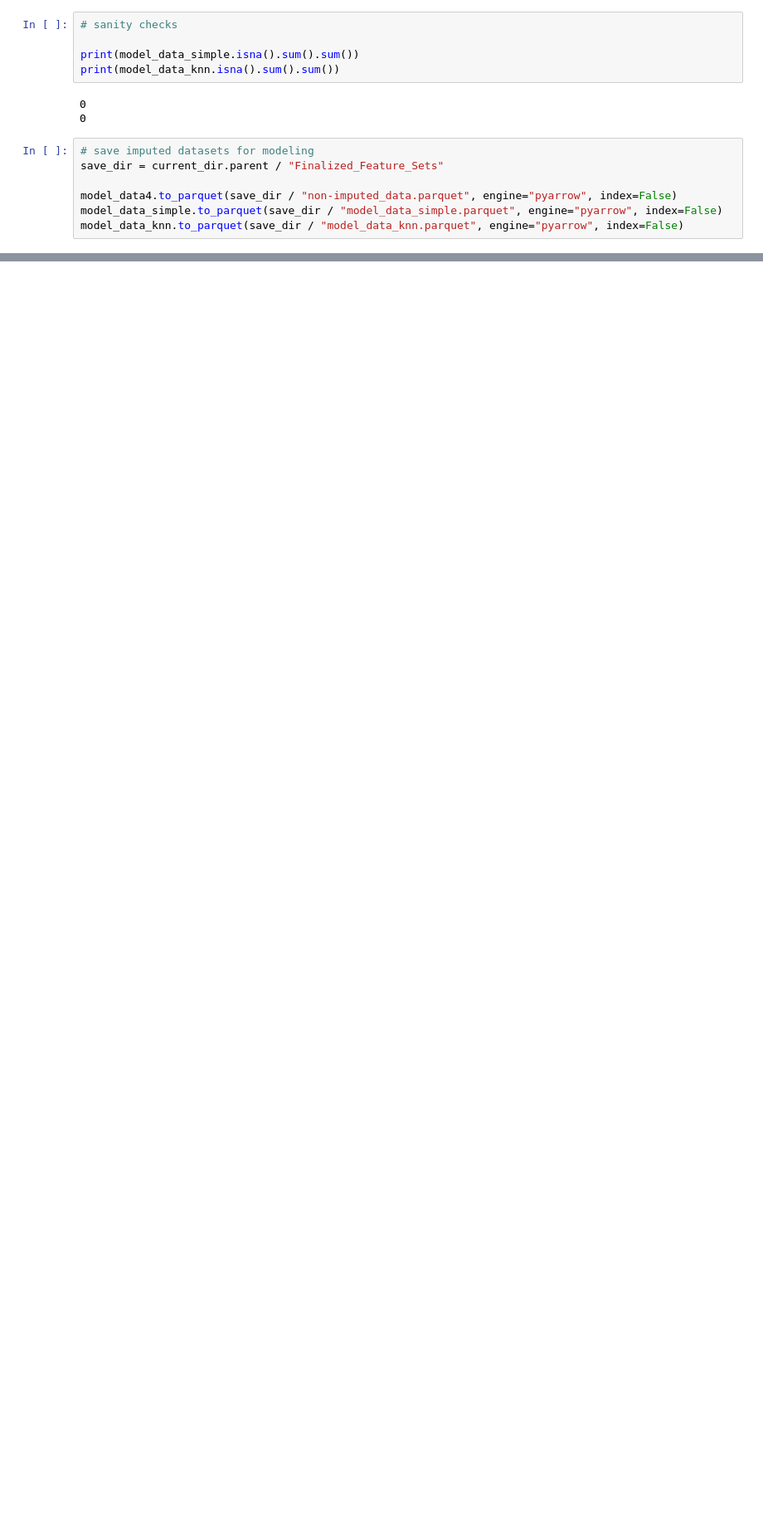
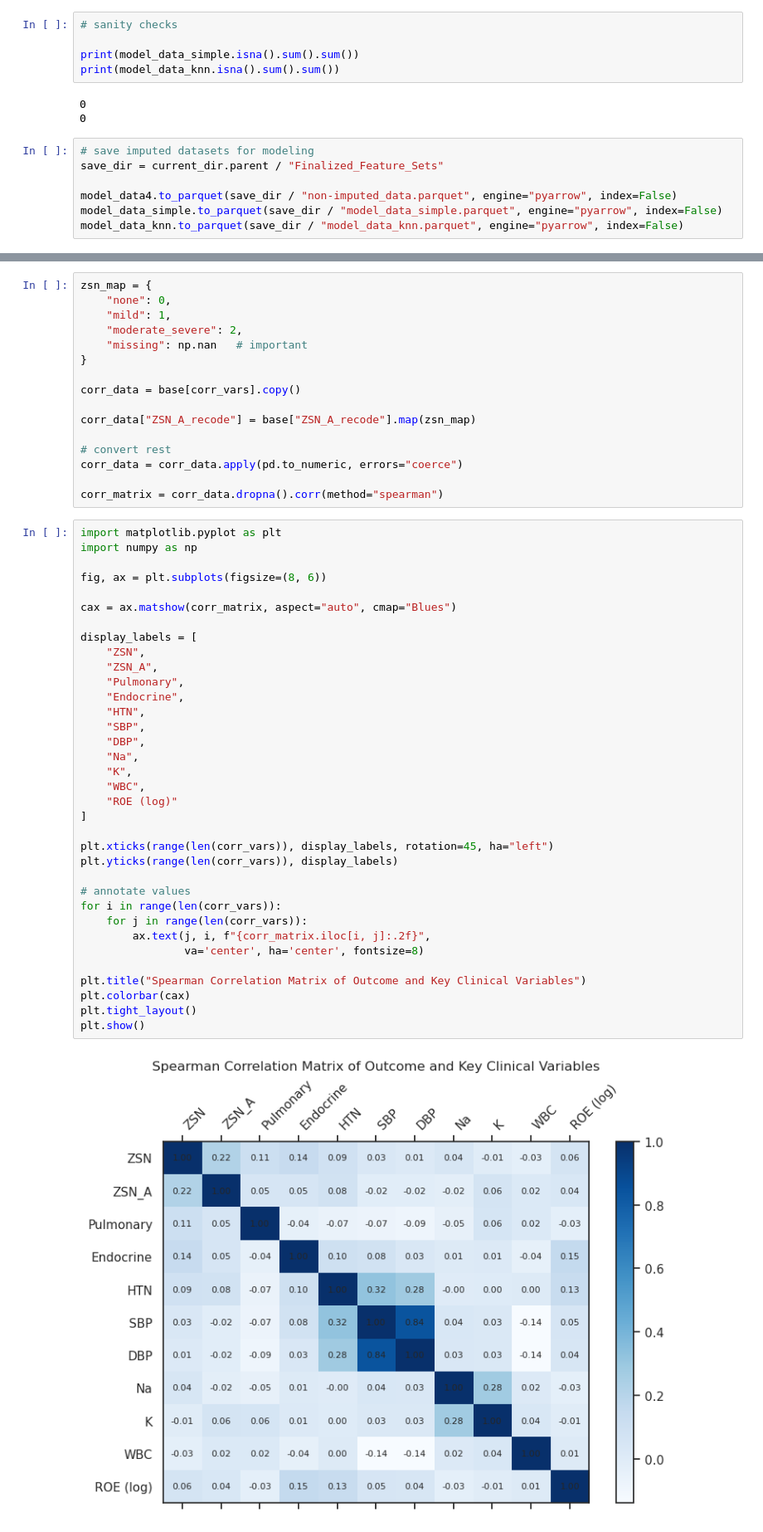
Before and after one commit to maxxhvo/Myocardial-Infarction-ML-Project, a Jupyter notebook: EDA+model_preparation/EDA+model+preparation.ipynb, the cells around one changed output, grey strips where cells are left out. Shown at 83% size. Drawn from its saved outputs; the diff is of its cells as text; blank space fills up the shorter version.

```diff
--- a/EDA+model_preparation/EDA+model+preparation.ipynb
+++ b/EDA+model_preparation/EDA+model+preparation.ipynb
@@ -643,0 +918,53 @@ model_data_knn.to_parquet(save_dir / "model_data_knn.parquet", engine="pyarrow",
+# %%
+zsn_map = {
+    "none": 0,
+    "mild": 1,
+    "moderate_severe": 2,
+    "missing": np.nan   # important
+}
+
+corr_data = base[corr_vars].copy()
+
+corr_data["ZSN_A_recode"] = base["ZSN_A_recode"].map(zsn_map)
+
+# convert rest
+corr_data = corr_data.apply(pd.to_numeric, errors="coerce")
+
+corr_matrix = corr_data.dropna().corr(method="spearman")
+# %%
+import matplotlib.pyplot as plt
+import numpy as np
+
+fig, ax = plt.subplots(figsize=(8, 6))
+
+cax = ax.matshow(corr_matrix, aspect="auto", cmap="Blues")
+
+display_labels = [
+    "ZSN",
+    "ZSN_A",
+    "Pulmonary",
+    "Endocrine",
+    "HTN",
+    "SBP",
+    "DBP",
+    "Na",
+    "K",
+    "WBC",
+    "ROE (log)"
+]
+
+plt.xticks(range(len(corr_vars)), display_labels, rotation=45, ha="left")
+plt.yticks(range(len(corr_vars)), display_labels)
+
+# annotate values
+for i in range(len(corr_vars)):
+    for j in range(len(corr_vars)):
+        ax.text(j, i, f"{corr_matrix.iloc[i, j]:.2f}",
+                va='center', ha='center', fontsize=8)
+
+plt.title("Spearman Correlation Matrix of Outcome and Key Clinical Variables")
+plt.colorbar(cax)
+plt.tight_layout()
+plt.show()
+# %% [output]
+[figure, added]
```
Also changed, not shown: parts of 13 cells of this notebook, 8 other files.
